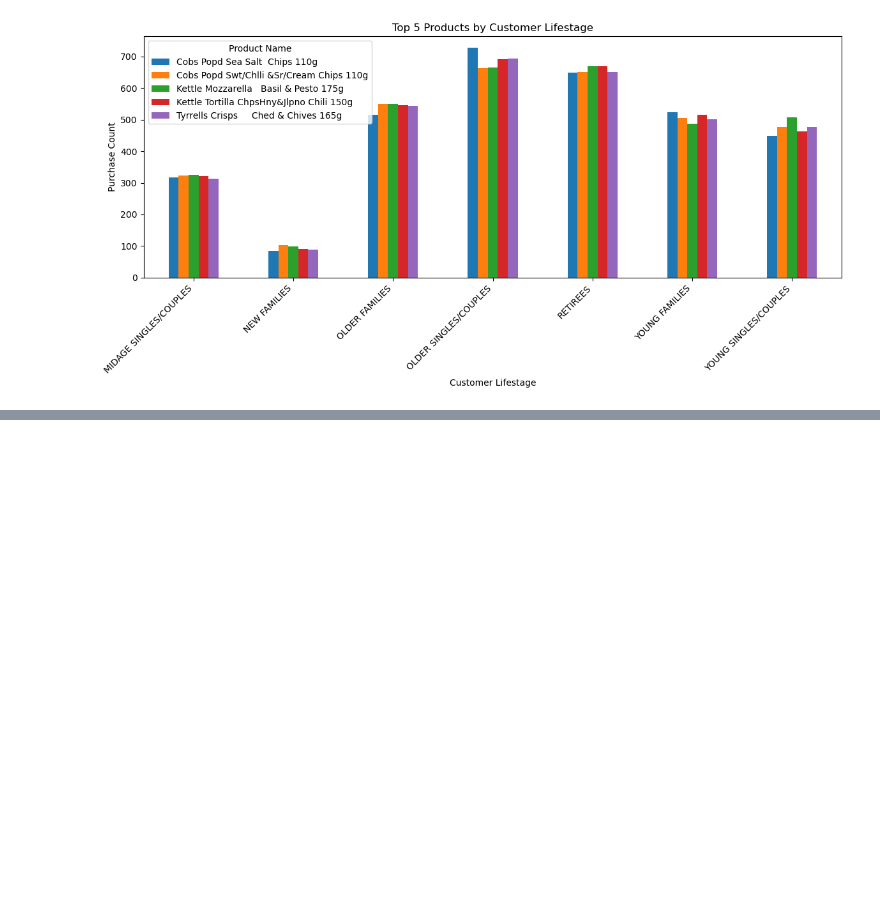
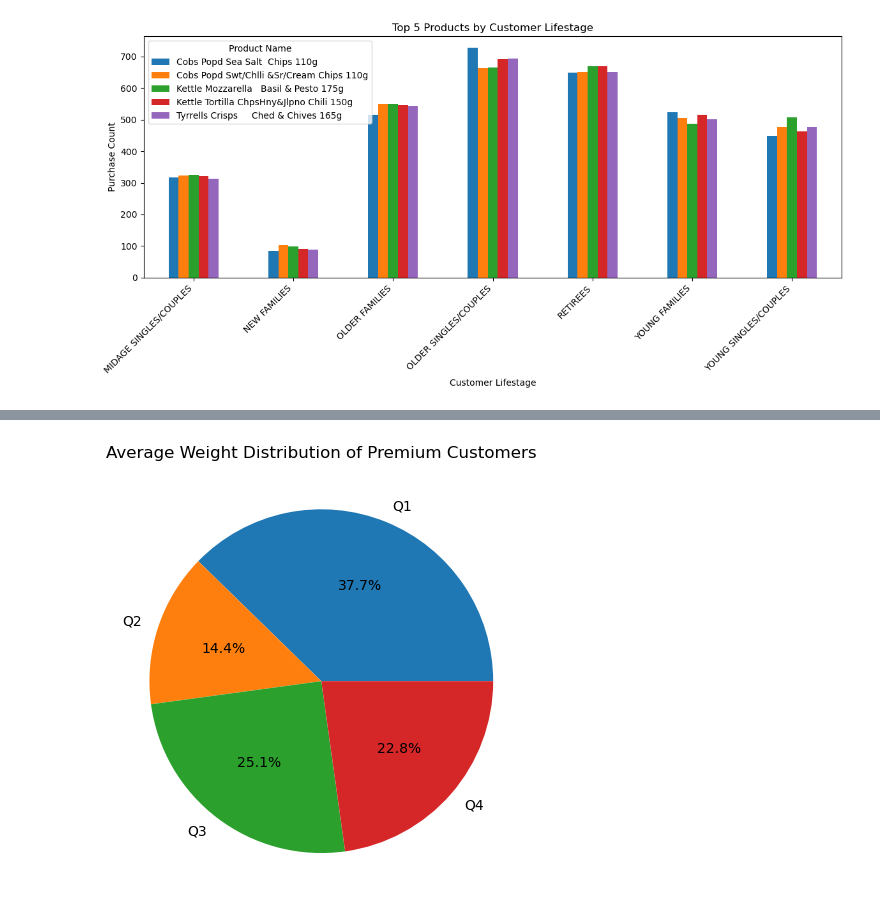
Before and after one commit to schao021/Quantium-Data-Analytics, a Jupyter notebook: main.ipynb, the cells around one changed output, grey strips where cells are left out. Saved outputs shown, nothing was run; the diff lists cells and outputs as text; code cells hidden in the pictures; blank space fills up the shorter version.

```diff
--- a/main.ipynb
+++ b/main.ipynb
@@ -344,0 +433,12 @@ Customer Lifestage
+# %%
+customer_quartile_df_average_weight = customer_quartile_df["WEIGHT_QUARTILE"].value_counts().sort_index().copy()
+customer_quartile_df_average_weight.plot(
+    kind="pie",
+    autopct='%1.1f%%',
+    ylabel=''
+)
+plt.title("Average Weight Distribution of Premium Customers")
+plt.tight_layout()
+plt.show()
+# %% [output]
+[figure, added]
```
Also changed, not shown: parts of 10 cells of this notebook.
